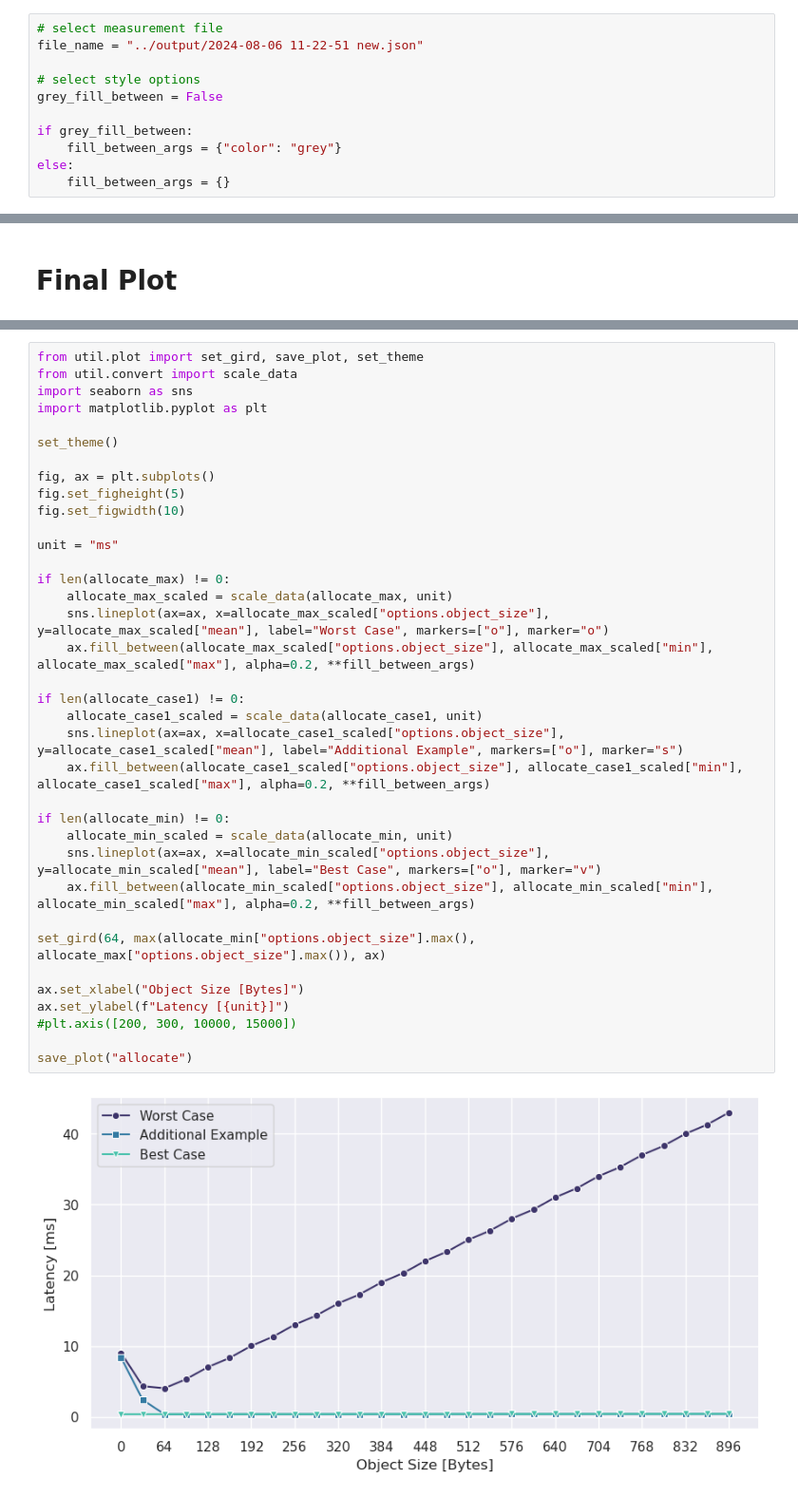
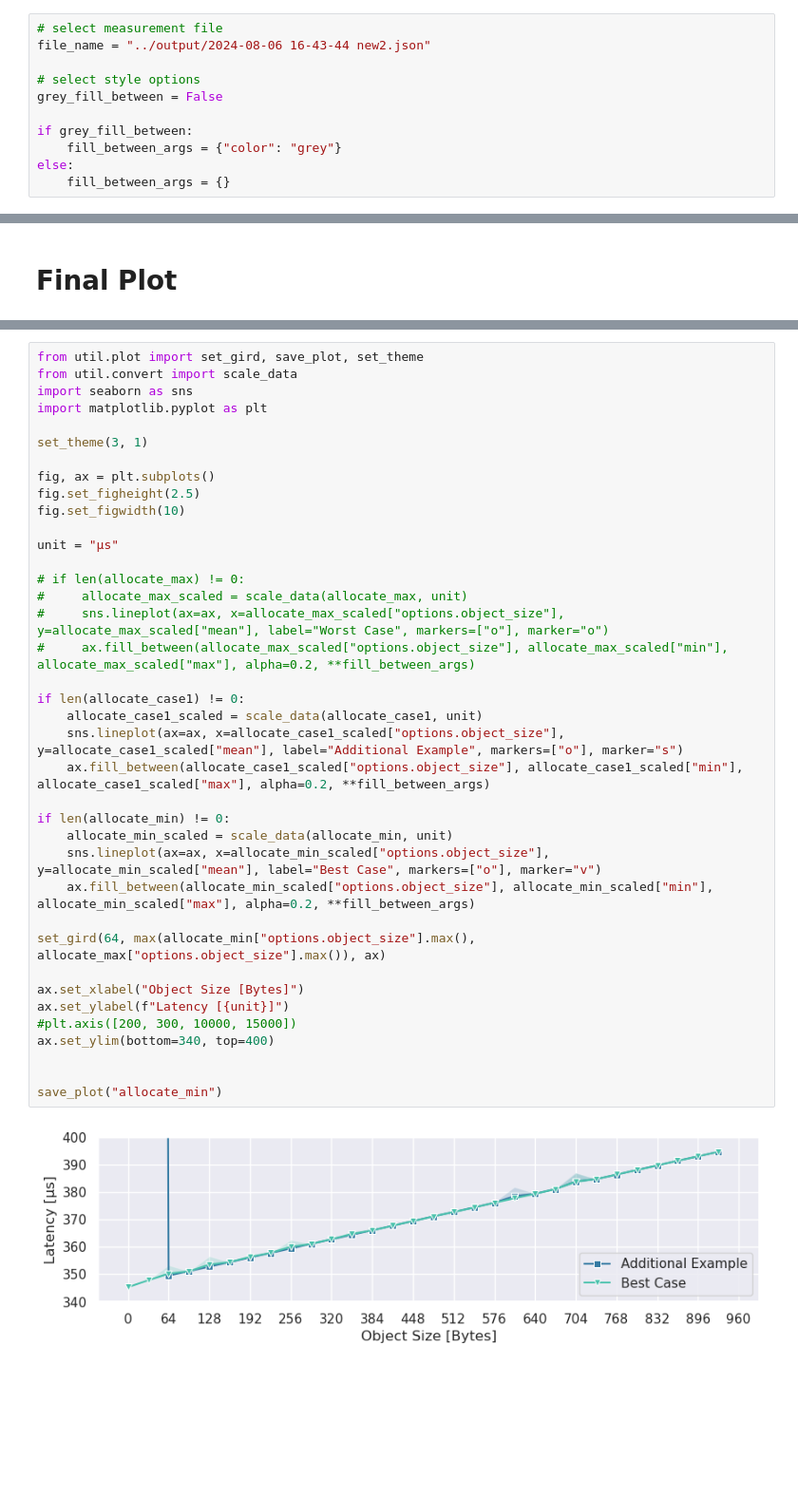
Before and after one commit to markus-gerber/vnv-heap, a Jupyter notebook: zephyr/vnv_heap_benchmark/analysis/allocate.ipynb, the cells around one changed output, grey strips where cells are left out. Shown at 95% size. Saved outputs shown, nothing was run; the diff lists cells and outputs as text; blank space fills up the shorter version.

Commit message:
removed unused metadata for linked_list + updated plots

```diff
--- a/zephyr/vnv_heap_benchmark/analysis/allocate.ipynb
+++ b/zephyr/vnv_heap_benchmark/analysis/allocate.ipynb
@@ -2,7 +2,7 @@
 # Allocate Benchmarks
 # %%
 # select measurement file
-file_name = "../output/2024-08-06 11-22-51 new.json"
+file_name = "../output/2024-08-06 16-43-44 new2.json"
 
 # select style options
 grey_fill_between = False
@@ -116,38 +153,40 @@ Text(0.5, 1.0, 'Allocate Latency for "esp32c3"')
 # %%
 from util.plot import set_gird, save_plot, set_theme
 from util.convert import scale_data
 import seaborn as sns
 import matplotlib.pyplot as plt
 
-set_theme()
+set_theme(3, 1)
 
 fig, ax = plt.subplots()
-fig.set_figheight(5)
+fig.set_figheight(2.5)
 fig.set_figwidth(10)
 
-unit = "ms"
+unit = "µs"
 
-if len(allocate_max) != 0:
-    allocate_max_scaled = scale_data(allocate_max, unit)
-    sns.lineplot(ax=ax, x=allocate_max_scaled["options.object_size"], y=allocate_max_scaled["mean"], label="Worst Case", markers=["o"], marker="o")
-    ax.fill_between(allocate_max_scaled["options.object_size"], allocate_max_scaled["min"], allocate_max_scaled["max"], alpha=0.2, **fill_between_args)
+# if len(allocate_max) != 0:
+#     allocate_max_scaled = scale_data(allocate_max, unit)
+#     sns.lineplot(ax=ax, x=allocate_max_scaled["options.object_size"], y=allocate_max_scaled["mean"], label="Worst Case", markers=["o"], marker="o")
+#     ax.fill_between(allocate_max_scaled["options.object_size"], allocate_max_scaled["min"], allocate_max_scaled["max"], alpha=0.2, **fill_between_args)
 
 if len(allocate_case1) != 0:
     allocate_case1_scaled = scale_data(allocate_case1, unit)
     sns.lineplot(ax=ax, x=allocate_case1_scaled["options.object_size"], y=allocate_case1_scaled["mean"], label="Additional Example", markers=["o"], marker="s")
     ax.fill_between(allocate_case1_scaled["options.object_size"], allocate_case1_scaled["min"], allocate_case1_scaled["max"], alpha=0.2, **fill_between_args)
 
 if len(allocate_min) != 0:
     allocate_min_scaled = scale_data(allocate_min, unit)
     sns.lineplot(ax=ax, x=allocate_min_scaled["options.object_size"], y=allocate_min_scaled["mean"], label="Best Case", markers=["o"], marker="v")
     ax.fill_between(allocate_min_scaled["options.object_size"], allocate_min_scaled["min"], allocate_min_scaled["max"], alpha=0.2, **fill_between_args)
 
 set_gird(64, max(allocate_min["options.object_size"].max(), allocate_max["options.object_size"].max()), ax)
 
 ax.set_xlabel("Object Size [Bytes]")
 ax.set_ylabel(f"Latency [{unit}]")
 #plt.axis([200, 300, 10000, 15000])
+ax.set_ylim(bottom=340, top=400)
 
-save_plot("allocate")
+
+save_plot("allocate_min")
 # %% [output]
-[figure, old version]
+[figure, new version]
```
Also changed, not shown: parts of 5 cells of this notebook, 9 other files.
